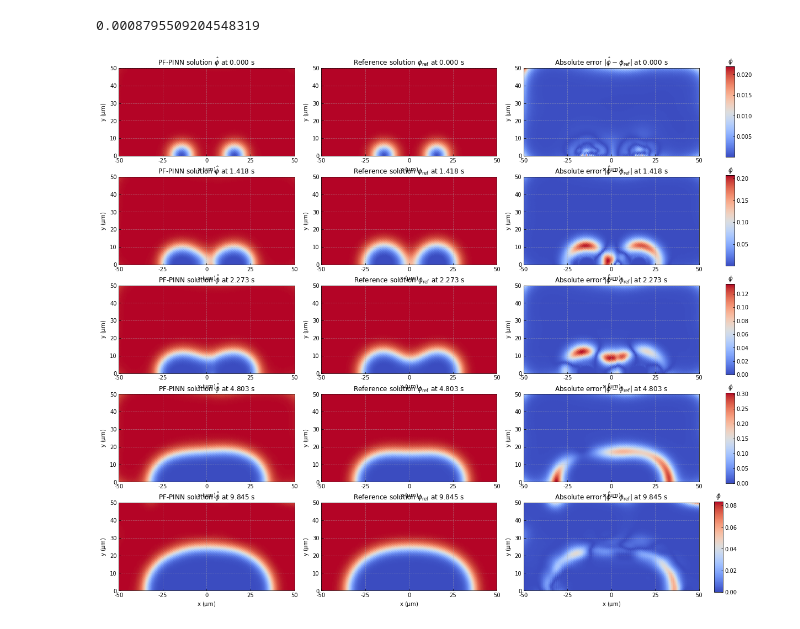
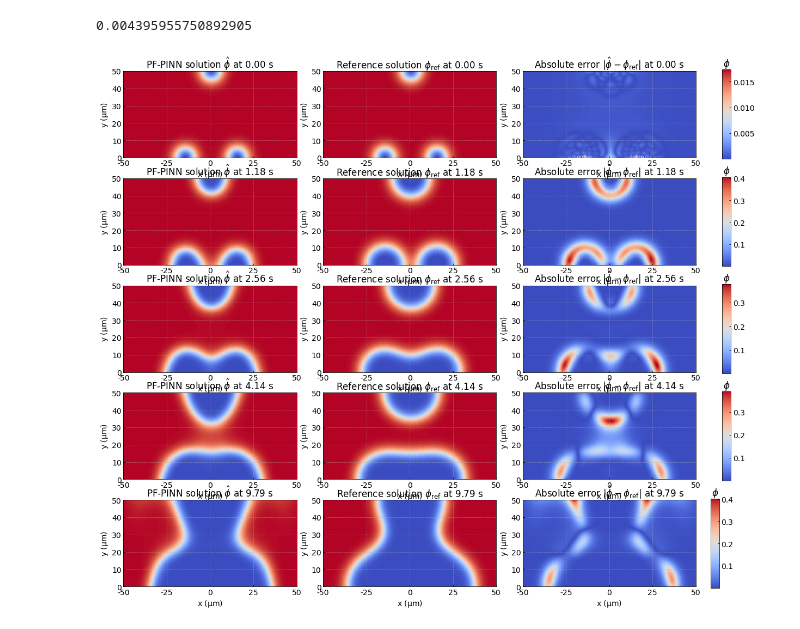
Before and after one commit to NanxiiChen/sharp-pinns, a Jupyter notebook: eval-3pits.ipynb, the cells around one changed output. Drawn from its saved outputs; the diff is of its cells as text; code cells hidden in the pictures.

```diff
--- a/eval-3pits.ipynb
+++ b/eval-3pits.ipynb
@@ -32,7 +32,7 @@ configs = {
 rc.update(configs)
 # save_root = "./figures/"
 # %%
-model_dir = "/root/tf-logs/2pits-modifiedmlp-2024-10-03-20-20-46/model-2500.pt"
+model_dir = "/root/tf-logs/3pits-gradient-2024-10-16-22-53-20/model-5900.pt"
 
 import torch
 import pf_pinn as pfp
@@ -67,7 +65,7 @@ PFPINN(
 # %%
 tic = 0.0
 
-mesh_points = np.load("./data/2pits-refined/mesh_points.npy") * 1e4
+mesh_points = np.load("./data/2d-3pits/mesh_points.npy") * 1e4
 gs = gridspec.GridSpec(1, 4, width_ratios=[1, 1, 1, 0.05])
 fig = plt.figure(figsize=(15, 3), dpi=300)
 tic_tensor = torch.ones(mesh_points.shape[0], 1).view(-1, 1) * 0.0 * 1e-1
@@ -84,10 +82,10 @@ ax.xaxis.set_major_locator(plt.MultipleLocator(0.25))
 ax.set(
     xlabel="x " + r"$\mathrm{(\mu m)}$", ylabel="y " + r"$\mathrm{(\mu m)}$", aspect='equal',
     xlim=(-0.5, 0.5), ylim=(0, 0.5),
-    title=r"PF-PINN solution $\hat\phi$" + " at "+ f"{tic:.3f} s"
+    title=r"PF-PINN solution $\hat\phi$" + " at "+ f"{tic:.2f} s"
 )
 
-truth = np.load("./data/2pits-refined/sol-" + f"{tic:.3f}.npy")
+truth = np.load("./data/2d-3pits/sol-" + f"{tic:.2f}.npy")
 # if np.abs(tic) < 1e-5:
 #     truth_phi = 1 - (1 - np.tanh(np.sqrt(OMEGA_PHI) /
 #                                  np.sqrt(2 * ALPHA_PHI) * \
@@ -183,7 +180,7 @@ ax.legend(loc="lower right")
 # %%
-ts = [0.000, 1.418, 2.273, 4.803, 9.845,]
+ts = [0.00, 1.18, 2.56, 4.14, 9.79]
 # ts = [ 49.15]
-mesh_points = np.load("./data/2d-2pits/mesh_points.npy") * 1e4
+mesh_points = np.load("./data/2d-3pits/mesh_points.npy") * 1e4
 # mesh_points = mesh_points[mesh_points[:, 1] < 0.5 & np.abs()]
 mse = 0
 
@@ -206,10 +203,10 @@ for idx, tic in enumerate(ts):
     ax.set(
         xlabel="x " + r"$\mathrm{(\mu m)}$", ylabel="y " + r"$\mathrm{(\mu m)}$", aspect='equal',
         xlim=(-0.5, 0.5), ylim=(0, 0.5),
-        title=r"PF-PINN solution $\hat\phi$" + " at "+ f"{tic:.3f} s"
+        title=r"PF-PINN solution $\hat\phi$" + " at "+ f"{tic:.2f} s"
     )
 
-    truth = np.load("./data/2d-2pits/sol-" + f"{tic:.3f}.npy")
+    truth = np.load("./data/2d-3pits/sol-" + f"{tic:.2f}.npy")
     # if np.abs(tic) < 1e-5:
     #     truth_phi = 1 - (1 - np.tanh(np.sqrt(OMEGA_PHI) /
     #                                  np.sqrt(2 * ALPHA_PHI) * \
@@ -224,34 +221,34 @@ for idx, tic in enumerate(ts):
     ax.xaxis.set_major_formatter(plt.FuncFormatter(lambda x, pos: f'{x*1e2:.0f}'))
     ax.yaxis.set_major_formatter(plt.FuncFormatter(lambda x, pos: f'{x*1e2:.0f}'))
     ax.xaxis.set_major_locator(plt.MultipleLocator(0.25))
     ax.set(
         xlabel="x " + r"$\mathrm{(\mu m)}$", ylabel="y " + r"$\mathrm{(\mu m)}$", aspect='equal',
         xlim=(-0.5, 0.5), ylim=(0, 0.5),
-        title=r"Reference solution $\phi_{\mathrm{ref}}$" + " at "+ f"{tic:.3f} s"
+        title=r"Reference solution $\phi_{\mathrm{ref}}$" + " at "+ f"{tic:.2f} s"
     )
 
     ax = fig.add_subplot(gs[idx, 2])
     ax.scatter(mesh_points[:, 0], mesh_points[:, 1], c=diff, cmap='coolwarm',)
     # ax.scatter(mesh_points[:, 0], mesh_points[:, 1], c=truth[:, 0], cmap='coolwarm', vmin=0, vmax=1)
     ax.xaxis.set_major_formatter(plt.FuncFormatter(lambda x, pos: f'{x*1e2:.0f}'))
     ax.yaxis.set_major_formatter(plt.FuncFormatter(lambda x, pos: f'{x*1e2:.0f}'))
     ax.xaxis.set_major_locator(plt.MultipleLocator(0.25))
     ax.set(
         xlabel="x " + r"$\mathrm{(\mu m)}$", ylabel="y " + r"$\mathrm{(\mu m)}$", aspect='equal',
         xlim=(-0.5, 0.5), ylim=(0, 0.5),
-        title=r"Absolute error $|\hat\phi - \phi_{\mathrm{ref}}|$" + " at "+ f"{tic:.3f} s"
+        title=r"Absolute error $|\hat\phi - \phi_{\mathrm{ref}}|$" + " at "+ f"{tic:.2f} s"
     )
     mse += np.mean(diff**2)
     ax_bar = fig.add_subplot(gs[idx, 3])
     fig.colorbar(ax.collections[0], cax=ax_bar)
     ax_bar.set_title(r'$\phi$', loc='center')
     plt.subplots_adjust(wspace=0.2)
     pos = ax_bar.get_position()
     ax_bar.set_position([pos.x0 - 0.015, pos.y0, pos.width, pos.height])
     # plt.savefig(save_root + f"2d-diffusion-2pits-baseline-fields-{idx}.png", dpi=300, bbox_inches='tight')
 mse /= len(ts)
 print(mse)
 plt.savefig("out.png", dpi=300, bbox_inches="tight")
 # %% [output]
-0.0008795509204548319
+0.004395955750892905
-[figure, old version]
+[figure, new version]
```
Also changed, not shown: parts of 4 cells of this notebook, 5 other files.
